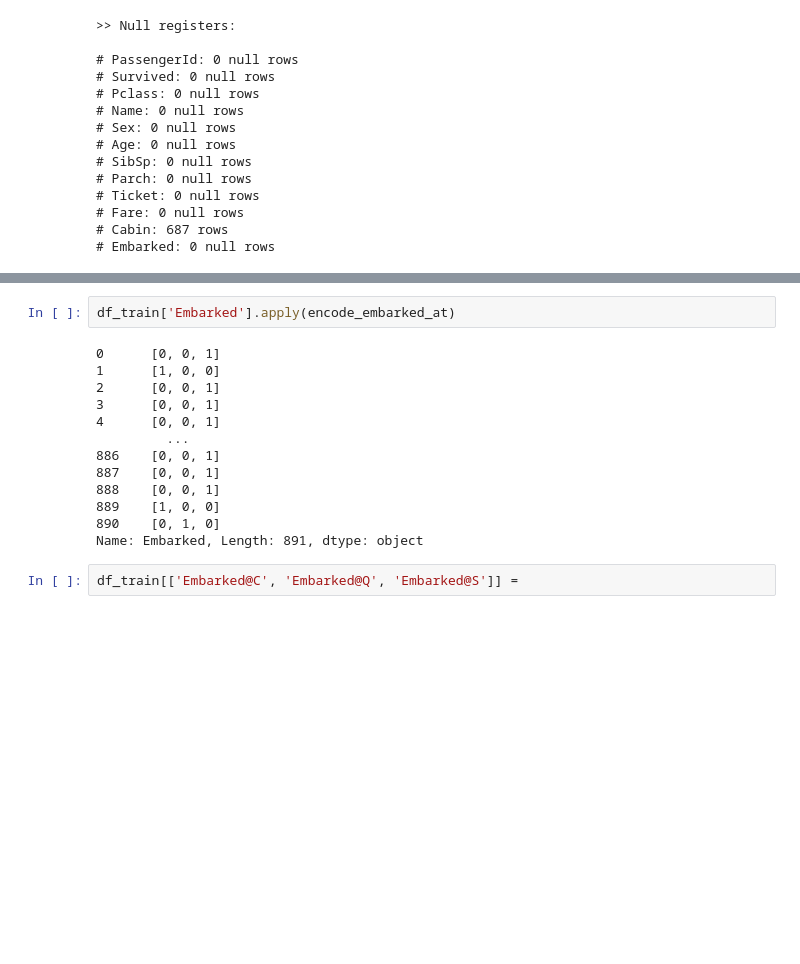
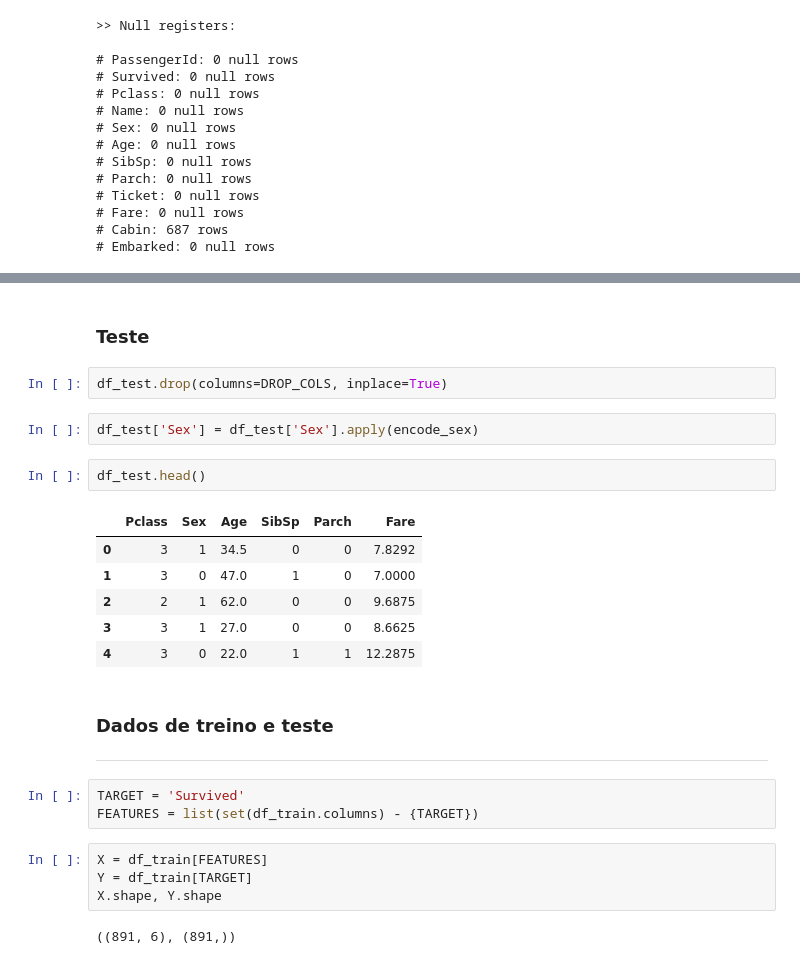
Before and after one commit to htbrandao/pos-grad-iesb-ia, a Jupyter notebook: courses/supervised-ml/atv4/atividade4.ipynb, the cells around one changed output, grey strips where cells are left out. Saved outputs shown, nothing was run; the diff lists cells and outputs as text; blank space fills up the shorter version.

```diff
--- a/courses/supervised-ml/atv4/atividade4.ipynb
+++ b/courses/supervised-ml/atv4/atividade4.ipynb
@@ -158,17 +225,27 @@ def encode_embarked_at(city: str):
-# %%
-df_train['Embarked'].apply(encode_embarked_at)
-# %% [output]
-0      [0, 0, 1]
-1      [1, 0, 0]
-2      [0, 0, 1]
-3      [0, 0, 1]
-4      [0, 0, 1]
-         ...
-886    [0, 0, 1]
-887    [0, 0, 1]
-888    [0, 0, 1]
-889    [1, 0, 0]
-890    [0, 1, 0]
-Name: Embarked, Length: 891, dtype: object
-# %%
-df_train[['Embarked@C', 'Embarked@Q', 'Embarked@S']] =
+# %% [markdown]
+### Teste
+# %%
+df_test.drop(columns=DROP_COLS, inplace=True)
+# %%
+df_test['Sex'] = df_test['Sex'].apply(encode_sex)
+# %%
+df_test.head()
+# %% [output]
+|  | Pclass | Sex | Age | SibSp | Parch | Fare |
+| 0 | 3 | 1 | 34.5 | 0 | 0 | 7.8292 |
+| 1 | 3 | 0 | 47.0 | 1 | 0 | 7.0000 |
+| 2 | 2 | 1 | 62.0 | 0 | 0 | 9.6875 |
+| 3 | 3 | 1 | 27.0 | 0 | 0 | 8.6625 |
+| 4 | 3 | 0 | 22.0 | 1 | 1 | 12.2875 |
+# %% [markdown]
+### Dados de treino e teste
+___
+# %%
+TARGET = 'Survived'
+FEATURES = list(set(df_train.columns) - {TARGET})
+# %%
+X = df_train[FEATURES]
+Y = df_train[TARGET]
+X.shape, Y.shape
+# %% [output]
+((891, 6), (891,))
```
Also changed, not shown: parts of 52 cells of this notebook.
